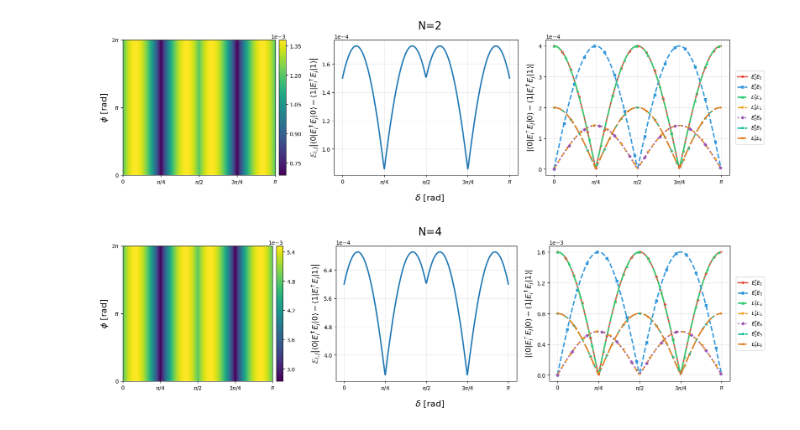
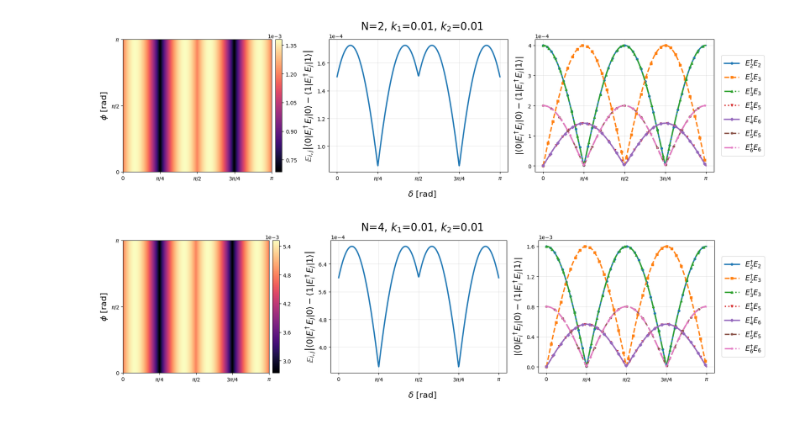
Before and after one commit to cibbe/TRIBE, a Jupyter notebook: analytical/figure.ipynb, the cells around one changed output. Cells and saved outputs as stored; diff of their text form; code cells hidden in the pictures.

```diff
--- a/analytical/figure.ipynb
+++ b/analytical/figure.ipynb
@@ -13,7 +13,7 @@ delta_vals = np.linspace(0.0, np.pi, num_delta)
 phi_vals   = np.linspace(0.0, np.pi, num_phi)
 Delta, Phi = np.meshgrid(delta_vals, phi_vals, indexing="xy")
 
-delta_plot = np.linspace(0.0, np.pi, 200)
+delta_plot = np.linspace(0.0, np.pi, 400)
 Phi_plot   = np.full_like(delta_plot, phi_default)
 
 colors = ['#E74C3C', '#3498DB', '#2ECC71', '#F39C12', '#9B59B6', '#1ABC9C', '#E67E22', '#34495E']
@@ -220,7 +220,6 @@ k1 = 0.01
 k2 = 0.01
 t  = 1.0
 phi_default = 0.0
-
 
 # ==========================================
 
@@ -247,12 +246,12 @@ im1 = ax.imshow(
     origin="lower",
     extent=[delta_vals[0], delta_vals[-1], phi_vals[0], phi_vals[-1]],
     aspect="auto",
-    cmap="viridis"
+    cmap="magma"
 )
 ax.set_xticks([0, np.pi/4, np.pi/2, 3*np.pi/4, np.pi])
 ax.set_xticklabels([r"$0$", r"$\pi/4$", r"$\pi/2$", r"$3\pi/4$", r"$\pi$"])
 ax.set_yticks([0, np.pi/2, np.pi])
-ax.set_yticklabels([r"$0$", r"$\pi$", r"$2\pi$"])
+ax.set_yticklabels([r"$0$", r"$\pi/2$", r"$\pi$"])
 ax.set_ylabel(r"$\phi\ \mathrm{[rad]}$", fontsize=16)
 cbar1 = fig1.colorbar(im1, ax=ax, location='right', pad=0.02)
 cbar1.locator = MaxNLocator(nbins=5)
@@ -266,7 +265,7 @@ ax = axes1[1]
 ax.plot(delta_vals, Z1_phi0, '-', linewidth=2.5)
 ax.set_xticks([0, np.pi/4, np.pi/2, 3*np.pi/4, np.pi])
 ax.set_xticklabels([r"$0$", r"$\pi/4$", r"$\pi/2$", r"$3\pi/4$", r"$\pi$"])
-ax.set_ylabel(r"$\mathbb{E}_{i,j} \left| \langle 0|E_i^\dagger E_j|0\rangle - \langle 1|E_i^\dagger E_j|1\rangle \right|$", fontsize=14)
+ax.set_ylabel(r"$\mathbb{E}_{i,j} \left| \langle 0|E_i^\dagger E_j|0\rangle - \langle 1|E_i^\dagger E_j|1\rangle \right|$", fontsize=16)
 ax.ticklabel_format(style='scientific', axis='y', scilimits=(0,0))
 ax.yaxis.set_major_locator(MaxNLocator(nbins=5))
 ax.grid(True, alpha=0.3)
@@ -293,7 +292,7 @@ for name, values in terms_N2.items():
         color_idx += 1
 ax.set_xticks([0, np.pi/4, np.pi/2, 3*np.pi/4, np.pi])
 ax.set_xticklabels([r"$0$", r"$\pi/4$", r"$\pi/2$", r"$3\pi/4$", r"$\pi$"])
-ax.set_ylabel(r"$|\langle 0|E_i^\dagger E_j|0\rangle - \langle 1|E_i^\dagger E_j|1\rangle|$", fontsize=14)
+ax.set_ylabel(r"$|\langle 0|E_i^\dagger E_j|0\rangle - \langle 1|E_i^\dagger E_j|1\rangle|$", fontsize=16)
 ax.ticklabel_format(style='scientific', axis='y', scilimits=(0,0))
 ax.yaxis.set_major_locator(MaxNLocator(nbins=5))
 ax.grid(True, alpha=0.3)
@@ -301,9 +300,9 @@ ax.grid(True, alpha=0.3)
 if legend_handles_N2:
     axes1[2].legend(legend_handles_N2, legend_labels_N2,
                     loc='center left', bbox_to_anchor=(1.02, 0.5),
-                    fontsize=9, frameon=True)
+                    fontsize=14, frameon=True)
 
-fig1.text(0.5, 0.95, 'N=2', fontsize=20, ha='center', va='top')
+fig1.text(0.5, 0.95, rf'N=2, $k_1$={k1}, $k_2$={k2}', fontsize=20, ha='center', va='top')
 fig1.supxlabel(r"$\delta\ \mathrm{[rad]}$", fontsize=16)
 
 fig1.savefig('combined_N2_1x3_plot.png', dpi=600, bbox_inches='tight')
@@ -320,12 +319,12 @@ im2 = ax.imshow(
     origin="lower",
     extent=[delta_vals[0], delta_vals[-1], phi_vals[0], phi_vals[-1]],
     aspect="auto",
-    cmap="viridis"
+    cmap="magma"
 )
 ax.set_xticks([0, np.pi/4, np.pi/2, 3*np.pi/4, np.pi])
 ax.set_xticklabels([r"$0$", r"$\pi/4$", r"$\pi/2$", r"$3\pi/4$", r"$\pi$"])
 ax.set_yticks([0, np.pi/2, np.pi])
-ax.set_yticklabels([r"$0$", r"$\pi$", r"$2\pi$"])
+ax.set_yticklabels([r"$0$", r"$\pi/2$", r"$\pi$"])
 ax.set_ylabel(r"$\phi\ \mathrm{[rad]}$", fontsize=16)
 cbar2 = fig2.colorbar(im2, ax=ax, location='right', pad=0.02)
 cbar2.locator = MaxNLocator(nbins=5)
@@ -339,7 +338,7 @@ ax = axes2[1]
 ax.plot(delta_vals, Z2_phi0, '-', linewidth=2.5, )
 ax.set_xticks([0, np.pi/4, np.pi/2, 3*np.pi/4, np.pi])
 ax.set_xticklabels([r"$0$", r"$\pi/4$", r"$\pi/2$", r"$3\pi/4$", r"$\pi$"])
-ax.set_ylabel(r"$\mathbb{E}_{i,j} \left| \langle 0|E_i^\dagger E_j|0\rangle - \langle 1|E_i^\dagger E_j|1\rangle \right|$", fontsize=14)
+ax.set_ylabel(r"$\mathbb{E}_{i,j} \left| \langle 0|E_i^\dagger E_j|0\rangle - \langle 1|E_i^\dagger E_j|1\rangle \right|$", fontsize=16)
 ax.ticklabel_format(style='scientific', axis='y', scilimits=(0,0))
 ax.yaxis.set_major_locator(MaxNLocator(nbins=5))
 ax.grid(True, alpha=0.3)
@@ -358,38 +357,38 @@ for name, values in terms_N4.items():
     if max_val > threshold:
         if name in operator_style_map:
             style_idx = operator_style_map[name]
         else:
             style_idx = len(plotted_N4)
         line, = ax.plot(delta_plot, values, label=name,
                         color=colors[style_idx % len(colors)],
                         linestyle=linestyles[style_idx % len(linestyles)],
                         marker=markers[style_idx % len(markers)],
                         markersize=marker_sizes[style_idx % len(marker_sizes)],
                         markevery=marker_every[style_idx % len(marker_every)],
                         linewidth=2.5)
         plotted_N4.append(name)
         legend_handles_N4.append(line)
         legend_labels_N4.append(format_legend_label(name))
 ax.set_xticks([0, np.pi/4, np.pi/2, 3*np.pi/4, np.pi])
 ax.set_xticklabels([r"$0$", r"$\pi/4$", r"$\pi/2$", r"$3\pi/4$", r"$\pi$"])
-ax.set_ylabel(r"$|\langle 0|E_i^\dagger E_j|0\rangle - \langle 1|E_i^\dagger E_j|1\rangle|$", fontsize=14)
+ax.set_ylabel(r"$|\langle 0|E_i^\dagger E_j|0\rangle - \langle 1|E_i^\dagger E_j|1\rangle|$", fontsize=16)
 ax.ticklabel_format(style='scientific', axis='y', scilimits=(0,0))
 ax.yaxis.set_major_locator(MaxNLocator(nbins=5))
 ax.grid(True, alpha=0.3)
 
 if legend_handles_N2:
     axes2[2].legend(legend_handles_N2, legend_labels_N2,
                     loc='center left', bbox_to_anchor=(1.02, 0.5),
-                    fontsize=9, frameon=True)
+                    fontsize=14, frameon=True)
 
-fig2.text(0.5, 0.95, 'N=4', fontsize=20, ha='center', va='top')
+fig2.text(0.5, 0.95, rf'N=4, $k_1$={k1}, $k_2$={k2}', fontsize=20, ha='center', va='top')
 fig2.supxlabel(r"$\delta\ \mathrm{[rad]}$", fontsize=16)
 
 fig2.savefig('combined_N4_1x3_plot.png', dpi=600, bbox_inches='tight')
 plt.show()
 # %% [output]
-[figure, old version]
+[figure, new version]
-[figure, old version]
+[figure, new version]
 # %%
 
 k1_val = 0.01
```
Also changed, not shown: parts of 3 cells of this notebook.
